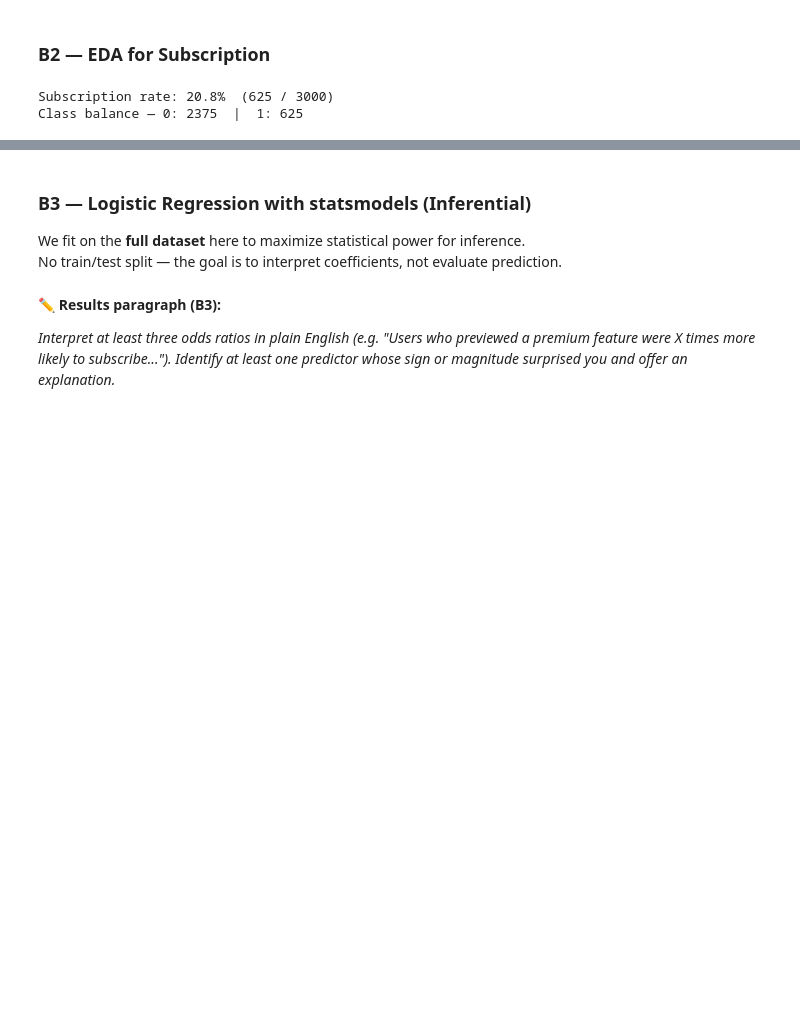
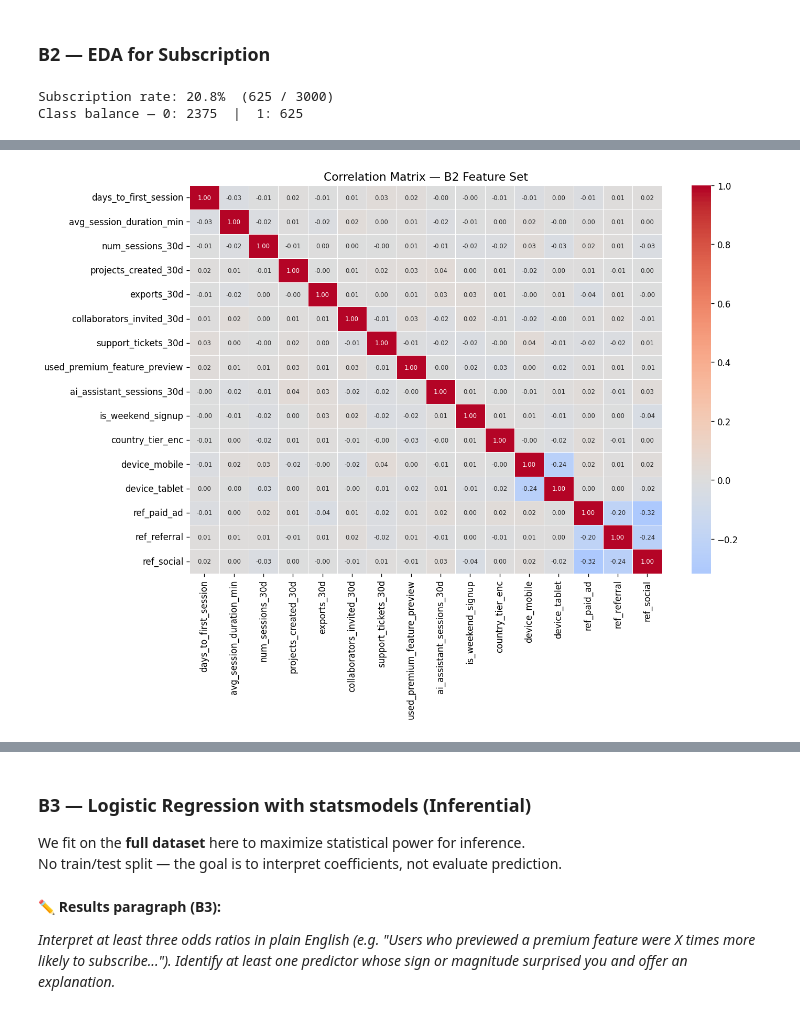
Before and after one commit to ekam-n/iat-461, a Jupyter notebook: Assignments/A2/iat461_a2_EkamNijjar_301457886.ipynb, the cells around one changed output, grey strips where cells are left out. Drawn from its saved outputs; the diff is of its cells as text; code cells hidden in the pictures; blank space fills up the shorter version.

```diff
--- a/Assignments/A2/iat461_a2_EkamNijjar_301457886.ipynb
+++ b/Assignments/A2/iat461_a2_EkamNijjar_301457886.ipynb
@@ -690,0 +692,12 @@ plt.show()
+# %%
+numeric_features = X_sub.select_dtypes(include='number').columns.tolist()
+corr = X_sub[numeric_features].corr()
+
+fig, ax = plt.subplots(figsize=(12, 9))
+sns.heatmap(corr, annot=True, fmt=".2f", cmap="coolwarm", center=0,
+            linewidths=0.4, ax=ax, annot_kws={"size": 7})
+ax.set_title('Correlation Matrix — B2 Feature Set')
+plt.tight_layout()
+plt.show()
+# %% [output]
+[figure, added]
```
Also changed, not shown: parts of 6 cells of this notebook.
